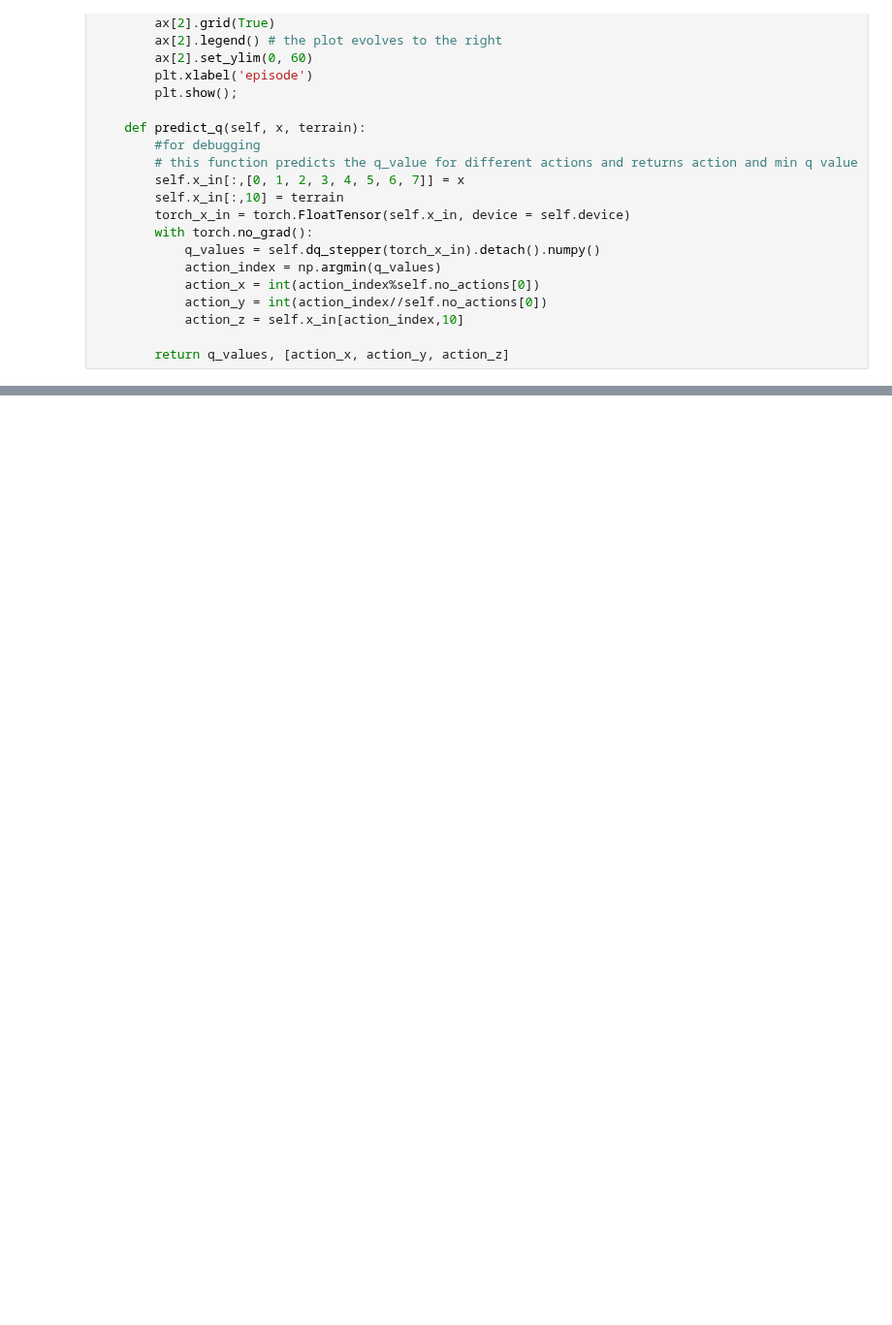
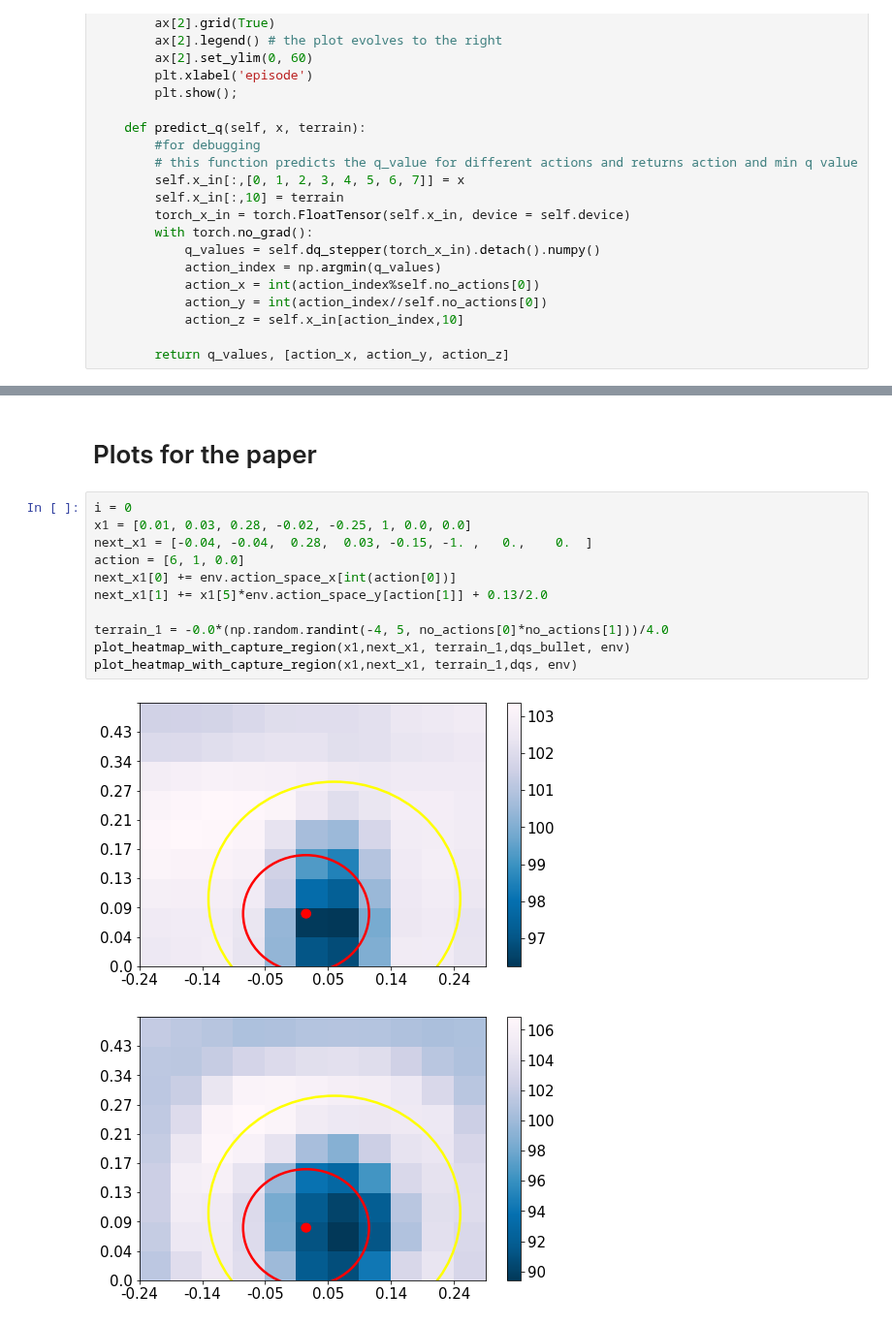
Before and after one commit to machines-in-motion/deepq_stepper, a Jupyter notebook: python/py_deepq_stepper/3d_dqs_test_slow.ipynb, the cells around one changed output, grey strips where cells are left out. Shown at 97% size. Cells and saved outputs as stored; diff of their text form; blank space fills up the shorter version.

```diff
--- a/python/py_deepq_stepper/3d_dqs_test_slow.ipynb
+++ b/python/py_deepq_stepper/3d_dqs_test_slow.ipynb
@@ -277,0 +286,16 @@ plot_heatmap_with_capture_region(x1,next_x1, terrain_1,dqs, env)
+# %% [markdown]
+# Plots for the paper
+# %%
+i = 0
+x1 = [0.01, 0.03, 0.28, -0.02, -0.25, 1, 0.0, 0.0]
+next_x1 = [-0.04, -0.04,  0.28,  0.03, -0.15, -1. ,   0.,    0.  ]
+action = [6, 1, 0.0]
+next_x1[0] += env.action_space_x[int(action[0])]
+next_x1[1] += x1[5]*env.action_space_y[action[1]] + 0.13/2.0
+
+terrain_1 = -0.0*(np.random.randint(-4, 5, no_actions[0]*no_actions[1]))/4.0
+plot_heatmap_with_capture_region(x1,next_x1, terrain_1,dqs_bullet, env)
+plot_heatmap_with_capture_region(x1,next_x1, terrain_1,dqs, env)
+# %% [output]
+[figure, added]
+[figure, added]
```
Also changed, not shown: parts of 4 cells of this notebook, 14 other files.
